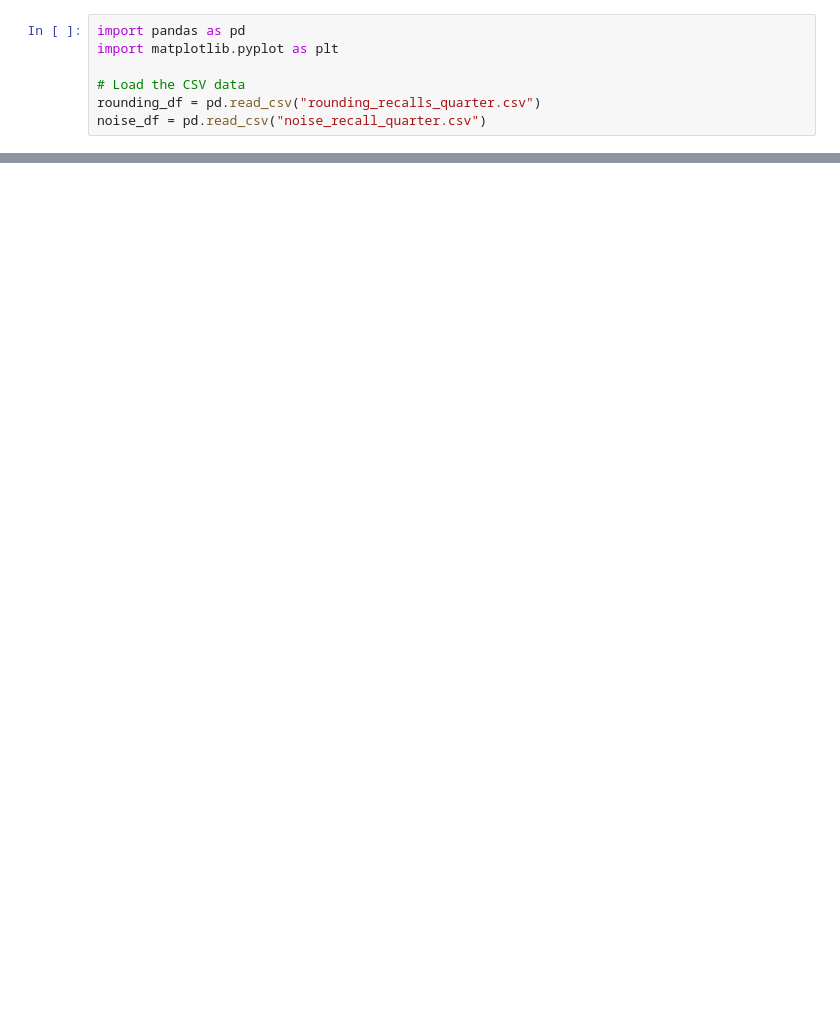
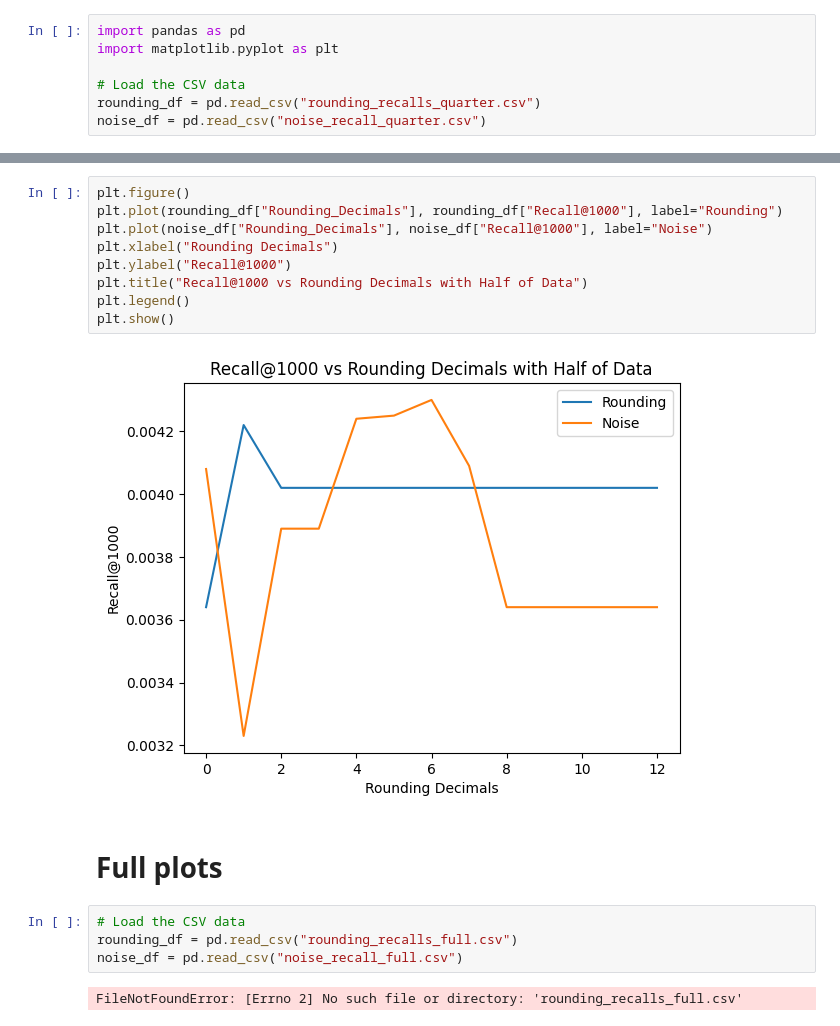
Before and after one commit to tobinsouth/PSIKnowledgeMatching, a Jupyter notebook: knowledge_matching/results/plots.ipynb, the cells around one changed output, grey strips where cells are left out. Saved outputs shown, nothing was run; the diff lists cells and outputs as text; blank space fills up the shorter version.

```diff
--- a/knowledge_matching/results/plots.ipynb
+++ b/knowledge_matching/results/plots.ipynb
@@ -31,0 +49,19 @@ plt.show()
+# %%
+plt.figure()
+plt.plot(rounding_df["Rounding_Decimals"], rounding_df["Recall@1000"], label="Rounding")
+plt.plot(noise_df["Rounding_Decimals"], noise_df["Recall@1000"], label="Noise")
+plt.xlabel("Rounding Decimals")
+plt.ylabel("Recall@1000")
+plt.title("Recall@1000 vs Rounding Decimals with Half of Data")
+plt.legend()
+plt.show()
+# %% [output]
+[figure, added]
+# %% [markdown]
+# Full plots
+# %%
+# Load the CSV data
+rounding_df = pd.read_csv("rounding_recalls_full.csv")
+noise_df = pd.read_csv("noise_recall_full.csv")
+# %% [output]
+FileNotFoundError: [Errno 2] No such file or directory: 'rounding_recalls_full.csv'
```
Also changed, not shown: parts of 7 cells of this notebook, 2 other files.
